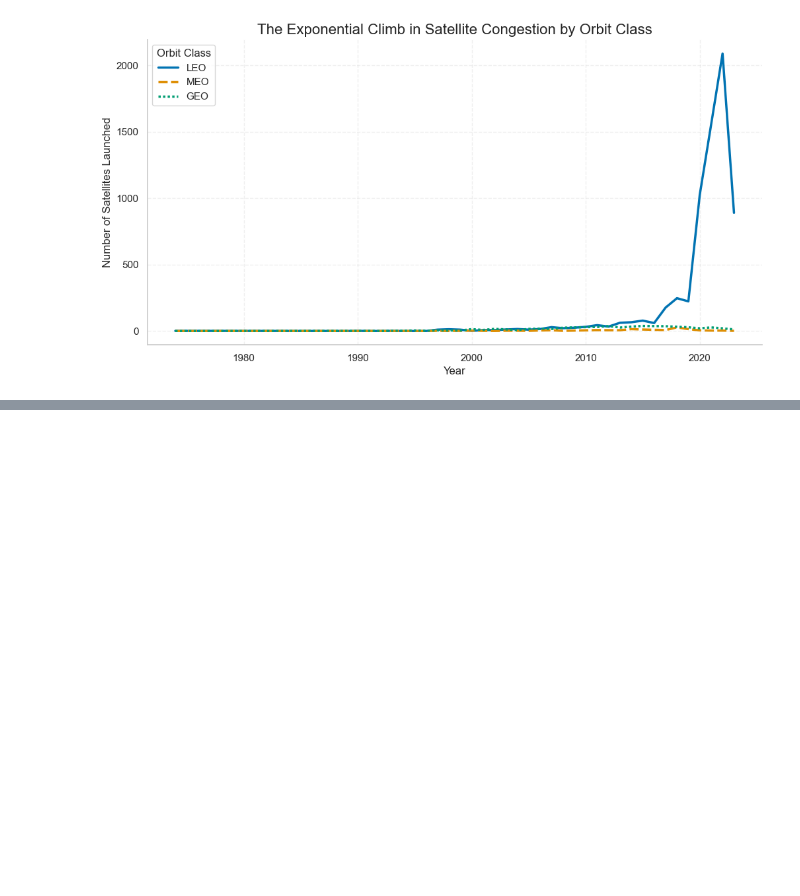
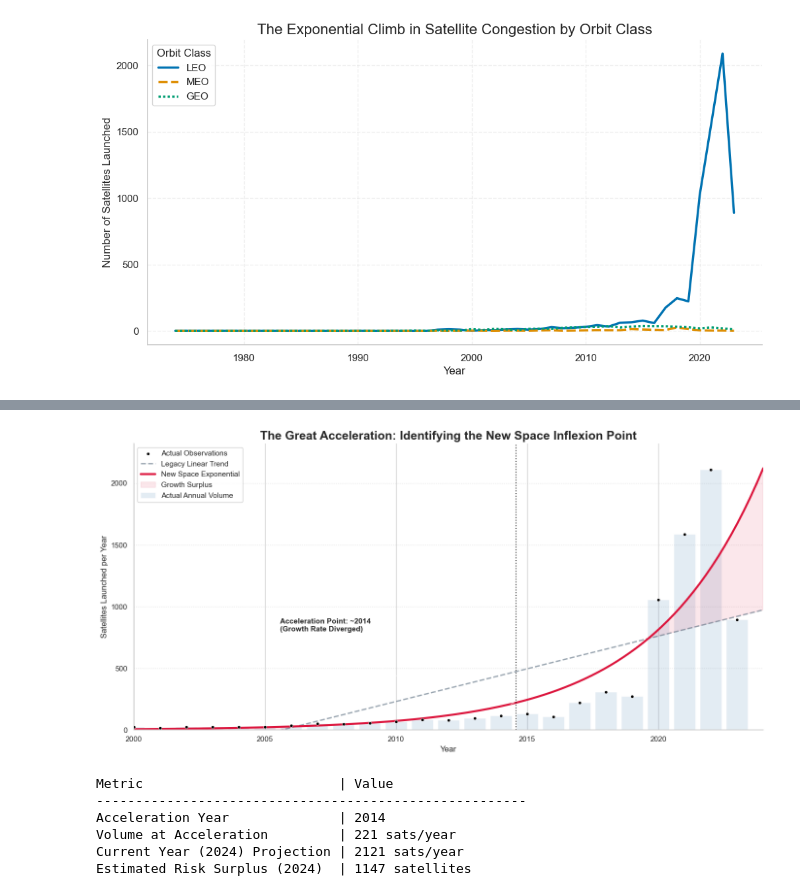
Before and after one commit to sithid/orbital-debris-assessment, a Jupyter notebook: notebooks/eda/ucs_eda.ipynb, the cells around one changed output, grey strips where cells are left out. Cells and saved outputs as stored; diff of their text form; code cells hidden in the pictures; blank space fills up the shorter version.

```diff
--- a/notebooks/eda/ucs_eda.ipynb
+++ b/notebooks/eda/ucs_eda.ipynb
@@ -306 +454,68 @@ plt.show()
+# %%
+# --- STAGE 4.4: THE FINAL SYNTHESIS PLOT ---
+
+# 1. Ensure Plotting Variables are Defined (Fixes NameError)
+x_fit = np.linspace(2000, 2024, 100)
+y_lin_pred = linear_growth(x_fit, *popt_lin)
+y_exp_pred = exponential_growth(x_fit, *popt_exp)
+
+plt.figure(figsize=(14, 7))
+
+# 2. Volume and Data Points
+plt.bar(yearly_counts['launch_year'], yearly_counts['satellite_name'],
+        color='steelblue', alpha=0.15, label='Actual Annual Volume')
+
+plt.scatter(yearly_counts['launch_year'], yearly_counts['satellite_name'],
+            color='black', s=20, edgecolors='white', linewidth=0.5, label='Actual Observations', zorder=5)
+
+# 3. Model Lines
+plt.plot(x_fit, y_lin_pred, label='Legacy Linear Trend',
+         color='slategray', linestyle='--', linewidth=2, alpha=0.7)
+
+plt.plot(x_fit, y_exp_pred, label='New Space Exponential',
+         color='crimson', linestyle='-', linewidth=3)
+
+# 4. Highlight the "Acceleration Point" (Variables from Stage 4.3)
+plt.axvline(x=acceleration_year, color='black', linestyle=':', alpha=0.8, linewidth=1.5)
+plt.annotate(f'Acceleration Point: ~{int(acceleration_year)}\n(Growth Rate Diverged)',
+             xy=(acceleration_year, sat_count_at_accel),
+             xytext=(acceleration_year - 9, 800),
+             arrowprops=dict(facecolor='black', arrowstyle='->', connectionstyle="arc3,rad=.2", alpha=0.6),
+             fontsize=11, fontweight='bold')
+
+# 5. Shade the "Exponential Risk Surplus"
+plt.fill_between(x_fit, y_lin_pred, y_exp_pred,
+                 where=(y_exp_pred > y_lin_pred),
+                 color='crimson', alpha=0.1, label='Growth Surplus')
+
+# Formatting
+plt.title('The Great Acceleration: Identifying the New Space Inflexion Point', fontsize=18, fontweight='bold')
+plt.ylabel('Satellites Launched per Year', fontsize=12)
+plt.xlabel('Year', fontsize=12)
+plt.xlim(2000, 2024)
+plt.ylim(0, yearly_counts['satellite_name'].max() * 1.1)
+
+plt.grid(axis='y', linestyle=':', alpha=0.6)
+plt.legend(frameon=True, facecolor='white', framealpha=0.9, loc='upper left')
+
+sns.despine()
+plt.tight_layout()
+plt.show()
+# %% [output]
+[figure, added]
+# %%
+# --- FINAL METRIC VALIDATION ---
+print(f"{'Metric':<30} | {'Value':<20}")
+print("-" * 55)
+print(f"{'Acceleration Year':<30} | {int(acceleration_year)}")
+print(f"{'Volume at Acceleration':<30} | {int(sat_count_at_accel)} sats/year")
+print(f"{'Current Year (2024) Projection':<30} | {int(y_exp_pred[-1])} sats/year")
+print(f"{'Estimated Risk Surplus (2024)':<30} | {int(y_exp_pred[-1] - y_lin_pred[-1])} satellites")
+# %% [output]
+Metric                         | Value
+-------------------------------------------------------
+Acceleration Year              | 2014
+Volume at Acceleration         | 221 sats/year
+Current Year (2024) Projection | 2121 sats/year
+Estimated Risk Surplus (2024)  | 1147 satellites
 # %% [markdown]
```
Also changed, not shown: parts of 28 cells of this notebook, 2 other files.
